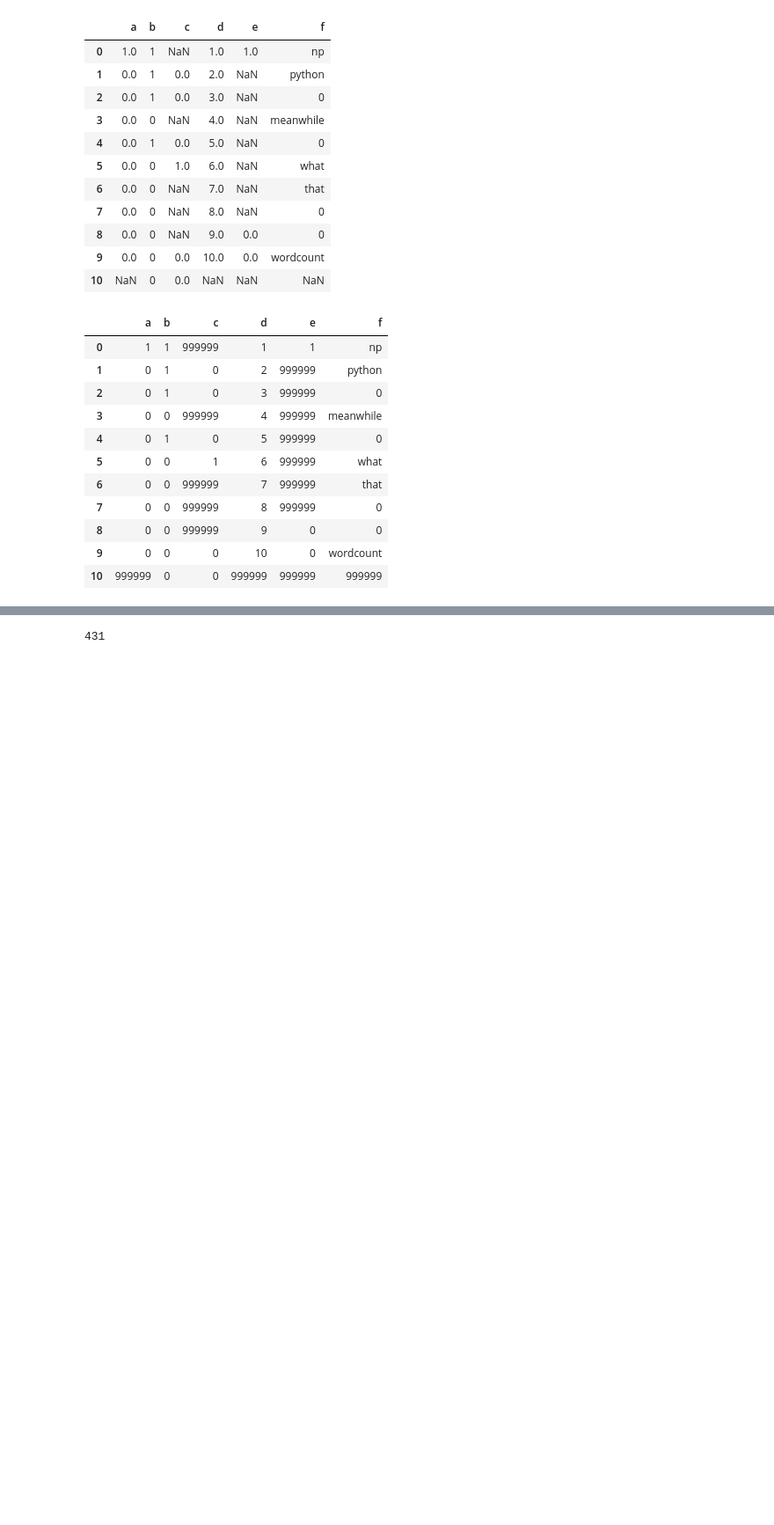
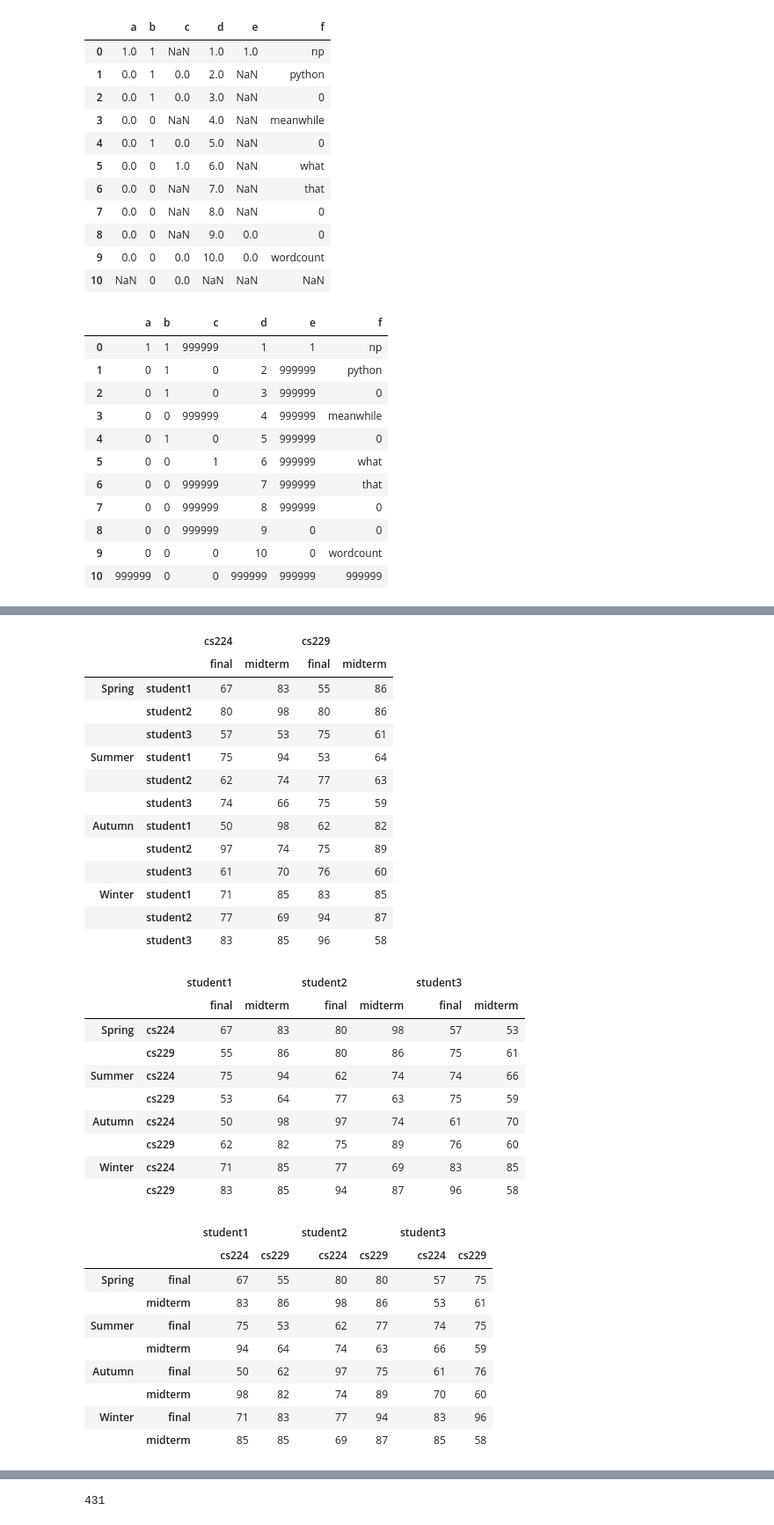
Before and after one commit to shanjiang1994/The_complete_guide_in_Python_for_DA-DS, a Jupyter notebook: 7.Pandas.ipynb, the cells around one changed output, grey strips where cells are left out. Shown at 88% size. Drawn from its saved outputs; the diff is of its cells as text; code cells hidden in the pictures; blank space fills up the shorter version.

```diff
--- a/7.Pandas.ipynb
+++ b/7.Pandas.ipynb
@@ -1395,0 +1427,40 @@ df
+# %%
+# stack can stack column into row
+df.stack(level = 0)
+df.stack(level = 1)
+df.stack(level = 2)
+# %% [output]
+|  |  | cs224 |  | cs229 |  |
+|  |  | final | midterm | final | midterm |
+| Spring | student1 | 67 | 83 | 55 | 86 |
+|  | student2 | 80 | 98 | 80 | 86 |
+|  | student3 | 57 | 53 | 75 | 61 |
+| Summer | student1 | 75 | 94 | 53 | 64 |
+|  | student2 | 62 | 74 | 77 | 63 |
+|  | student3 | 74 | 66 | 75 | 59 |
+| Autumn | student1 | 50 | 98 | 62 | 82 |
+|  | student2 | 97 | 74 | 75 | 89 |
+|  | student3 | 61 | 70 | 76 | 60 |
+| Winter | student1 | 71 | 85 | 83 | 85 |
+|  | student2 | 77 | 69 | 94 | 87 |
+|  | student3 | 83 | 85 | 96 | 58 |
+|  |  | student1 |  | student2 |  | student3 |  |
+|  |  | final | midterm | final | midterm | final | midterm |
+| Spring | cs224 | 67 | 83 | 80 | 98 | 57 | 53 |
+|  | cs229 | 55 | 86 | 80 | 86 | 75 | 61 |
+| Summer | cs224 | 75 | 94 | 62 | 74 | 74 | 66 |
+|  | cs229 | 53 | 64 | 77 | 63 | 75 | 59 |
+| Autumn | cs224 | 50 | 98 | 97 | 74 | 61 | 70 |
+|  | cs229 | 62 | 82 | 75 | 89 | 76 | 60 |
+| Winter | cs224 | 71 | 85 | 77 | 69 | 83 | 85 |
+|  | cs229 | 83 | 85 | 94 | 87 | 96 | 58 |
+|  |  | student1 |  | student2 |  | student3 |  |
+|  |  | cs224 | cs229 | cs224 | cs229 | cs224 | cs229 |
+| Spring | final | 67 | 55 | 80 | 80 | 57 | 75 |
+|  | midterm | 83 | 86 | 98 | 86 | 53 | 61 |
+| Summer | final | 75 | 53 | 62 | 77 | 74 | 75 |
+|  | midterm | 94 | 64 | 74 | 63 | 66 | 59 |
+| Autumn | final | 50 | 62 | 97 | 75 | 61 | 76 |
+|  | midterm | 98 | 82 | 74 | 89 | 70 | 60 |
+| Winter | final | 71 | 83 | 77 | 94 | 83 | 96 |
+|  | midterm | 85 | 85 | 69 | 87 | 85 | 58 |
```
Also changed, not shown: parts of 13 cells of this notebook.
